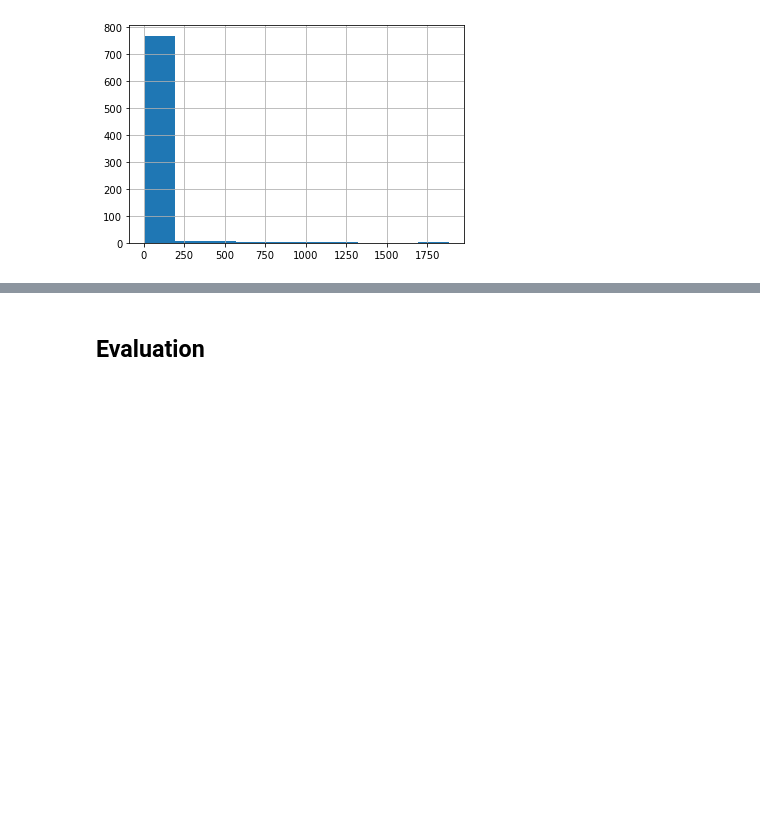
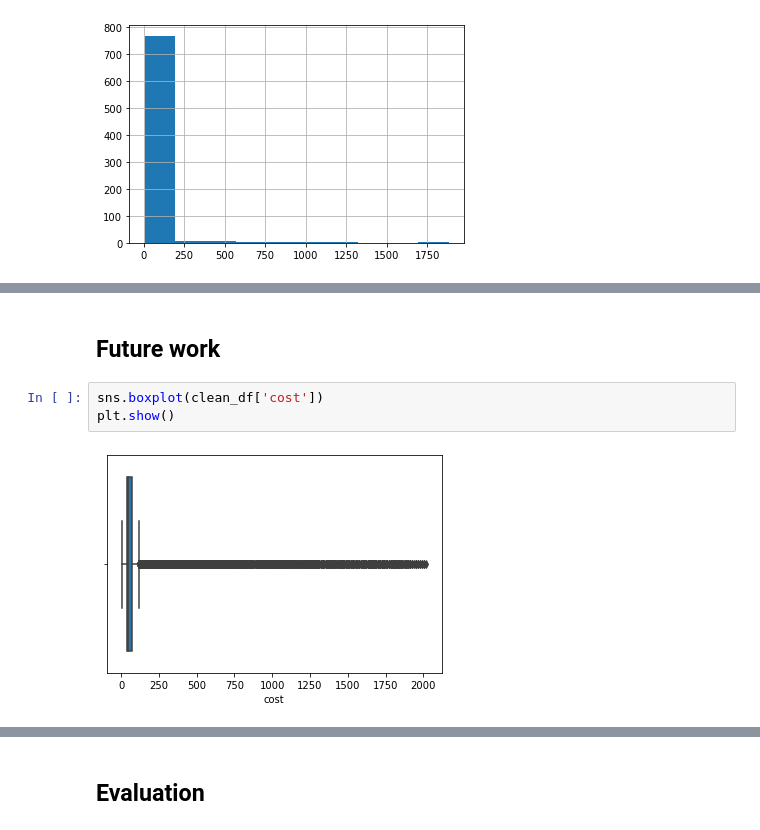
Before and after one commit to litzysj/Cost-Prediction-for-Logistic-Company, a Jupyter notebook: Notebooks/Sandbox Notebook.ipynb, the cells around one changed output, grey strips where cells are left out. Drawn from its saved outputs; the diff is of its cells as text; blank space fills up the shorter version.

```diff
--- a/Notebooks/Sandbox Notebook.ipynb
+++ b/Notebooks/Sandbox Notebook.ipynb
@@ -795,0 +928,7 @@ pd.Series(true_test_preds).hist()
+# %% [markdown]
+## Future work
+# %%
+sns.boxplot(clean_df['cost'])
+plt.show()
+# %% [output]
+[figure, added]
```
Also changed, not shown: parts of 27 cells of this notebook.
